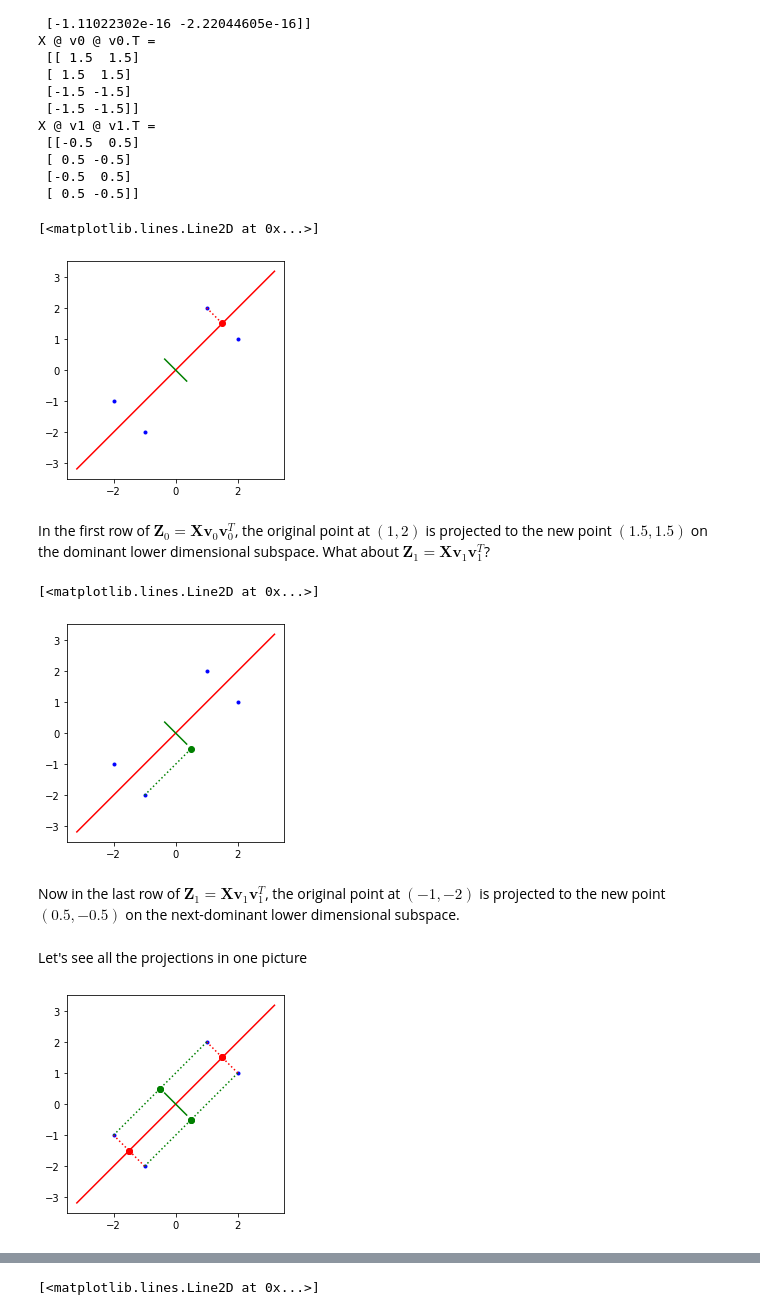
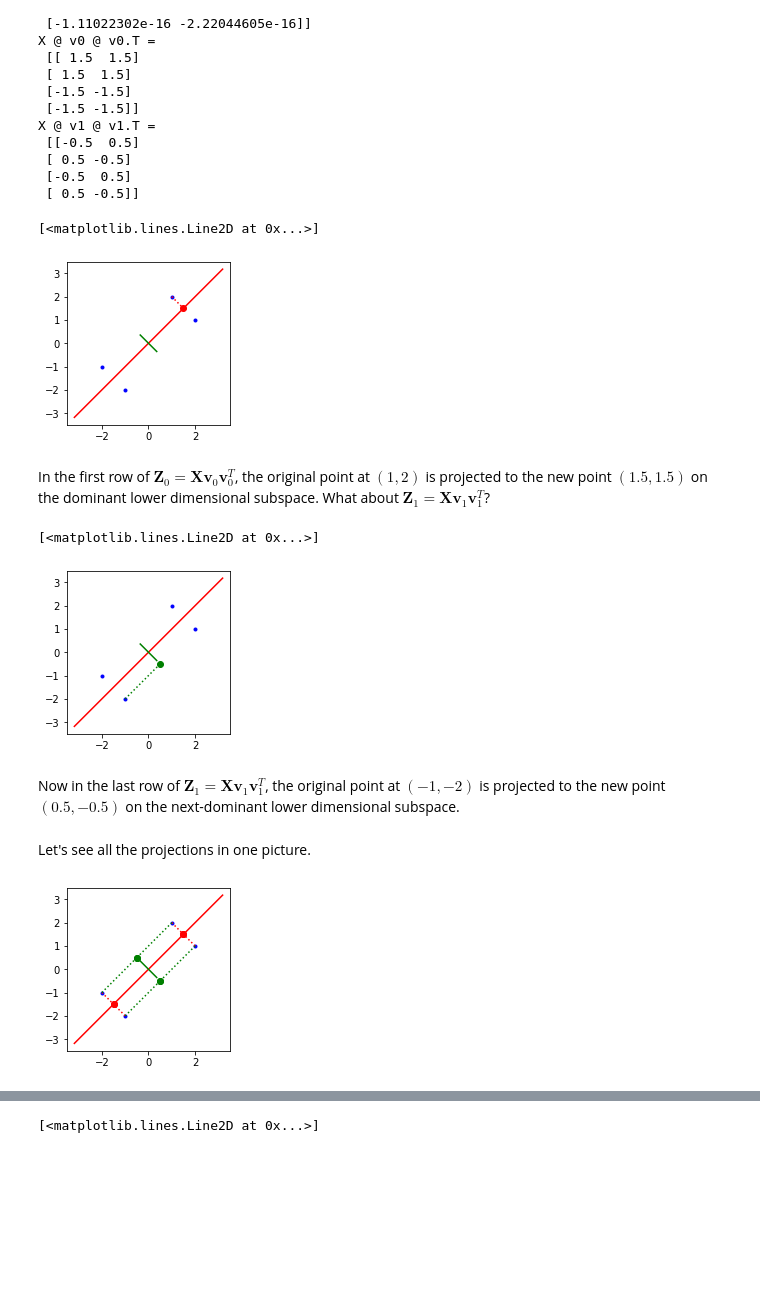
Before and after one commit to variationalform/FML, a Jupyter notebook: notebooks/10_pca.ipynb, the cells around one changed output, grey strips where cells are left out. Saved outputs shown, nothing was run; the diff lists cells and outputs as text; code cells hidden in the pictures; blank space fills up the shorter version.

```diff
--- a/notebooks/10_pca.ipynb
+++ b/notebooks/10_pca.ipynb
@@ -610,7 +630,7 @@ X @ v1 @ v1.T =
  [-0.5  0.5]
  [ 0.5 -0.5]]
 # %%
-plt.figure(figsize=(4,4)); plt.gca().set_aspect('equal')
+plt.figure(figsize=(3,3)); plt.gca().set_aspect('equal')
 plt.plot(X[:,0], X[:,1], '.', color='b')
 plt.plot([-x0,x0],[-y0,y0],'-', color='r')
 plt.plot([-x1,x1],[-y1,y1],'-', color='g')
@@ -618,14 +638,14 @@ plt.plot([-x1,x1],[-y1,y1],'-', color='g')
 plt.plot([X[0,0], Z0[0,0]], [X[0,1], Z0[1,1]], ':', marker='o', color='r', markevery=[1])
 # %% [output]
 [<matplotlib.lines.Line2D at 0x...>]
-[figure, old version]
+[figure, new version]
 # %% [markdown]
 In the first row of $\boldsymbol{Z}_0 =\boldsymbol{X}\boldsymbol{v}_0\boldsymbol{v}_0^T$,
 the original point at $(1,2)$ is projected to the new point $(1.5,1.5)$
 on the dominant lower dimensional subspace. What about
 $\boldsymbol{Z}_1 =\boldsymbol{X}\boldsymbol{v}_1\boldsymbol{v}_1^T$?
 # %%
-plt.figure(figsize=(4,4)); plt.gca().set_aspect('equal')
+plt.figure(figsize=(3,3)); plt.gca().set_aspect('equal')
 plt.plot(X[:,0], X[:,1], '.', color='b')
 plt.plot([-x0,x0],[-y0,y0],'-', color='r')
 plt.plot([-x1,x1],[-y1,y1],'-', color='g')
@@ -633,23 +653,23 @@ plt.plot([-x1,x1],[-y1,y1],'-', color='g')
 plt.plot([X[3,0], Z1[3,0]], [X[3,1], Z1[3,1]], ':', marker='o', color='g', markevery=[1])
 # %% [output]
 [<matplotlib.lines.Line2D at 0x...>]
-[figure, old version]
+[figure, new version]
 # %% [markdown]
 Now in the last row of $\boldsymbol{Z}_1 =\boldsymbol{X}\boldsymbol{v}_1\boldsymbol{v}_1^T$,
 the original point at $(-1,-2)$ is projected to the new point $(0.5,-0.5)$
 on the next-dominant lower dimensional subspace.
 # %% [markdown]
-Let's see all the projections in one picture
+Let's see all the projections in one picture.
 # %%
-plt.figure(figsize=(4,4)); plt.gca().set_aspect('equal')
+plt.figure(figsize=(3,3)); plt.gca().set_aspect('equal')
 plt.plot(X[:,0], X[:,1], '.', color='b')
 plt.plot([-x0,x0],[-y0,y0],'-', color='r')
 plt.plot([-x1,x1],[-y1,y1],'-', color='g')
 for k in range(4):
   plt.plot([X[k,0], Z0[k,0]], [X[k,1], Z0[k,1]], ':', marker='o', color='r', markevery=[1])
   plt.plot([X[k,0], Z1[k,0]], [X[k,1], Z1[k,1]], ':', marker='o', color='g', markevery=[1])
 # %% [output]
-[figure, old version]
+[figure, new version]
 # %% [markdown]
 ## The Local Coordinate System
 
```
Also changed, not shown: parts of 77 cells of this notebook.
